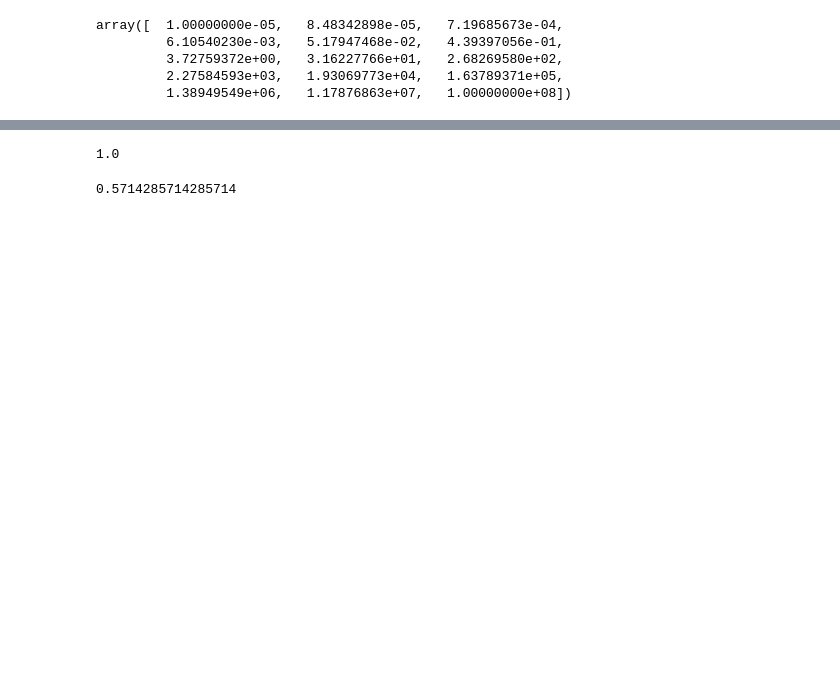
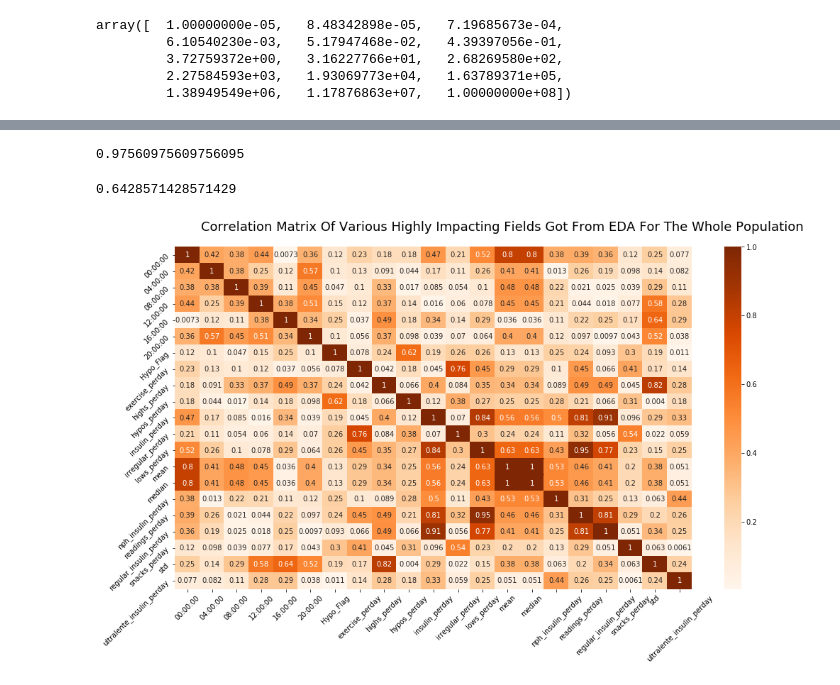
Before and after one commit to johngunaseelan/Hypoglycemia-Detection, a Jupyter notebook: Code/Machine-Learning-II.ipynb, the cells around one changed output, grey strips where cells are left out. Cells and saved outputs as stored; diff of their text form; code cells hidden in the pictures; blank space fills up the shorter version.

```diff
--- a/Code/Machine-Learning-II.ipynb
+++ b/Code/Machine-Learning-II.ipynb
@@ -254,15 +301,34 @@ knn.score(X_test, y_test)
 # %%
 scaler = StandardScaler()
 rfc = RandomForestClassifier()
-rf_grid =GridSearchCV(rfc, {}, cv=5 )
+rf_grid =GridSearchCV(rfc, {}, cv=3 )
 rf_grid.fit(X_train, y_train)
 
 rf_grid.score(X_train, y_train)
 # %% [output]
-1.0
+0.97560975609756095
 # %%
-rf_grid.predict(X_test)
+y_pred = rf_grid.predict(X_test)
 
 rf_grid.score(X_test, y_test)
 # %% [output]
-0.5714285714285714
+0.6428571428571429
+# %%
+
+fig = plt.gcf()
+fig.suptitle('Correlation Matrix Of Various Highly Impacting Fields Got From EDA For The Whole Population',
+             fontsize=18, horizontalalignment = 'center')
+fig.set_size_inches(16, 10, forward=True)
+corr = np.absolute(df_pivot.corr())
+plt.yticks(rotation=45)
+plt.xticks(rotation=45)
+sns.heatmap(corr, annot=True,
+            xticklabels=corr.columns.values,
+            yticklabels=corr.columns.values, cmap='Oranges', cbar_kws={"orientation": "vertical"})
+
+plt.yticks(rotation=45)
+plt.xticks(rotation=45)
+plt.tight_layout(rect=[0, 0.1, 0.9, 0.95])
+plt.show()
+# %% [output]
+[figure, added]
```
Also changed, not shown: parts of 22 cells of this notebook, 3 other files.
